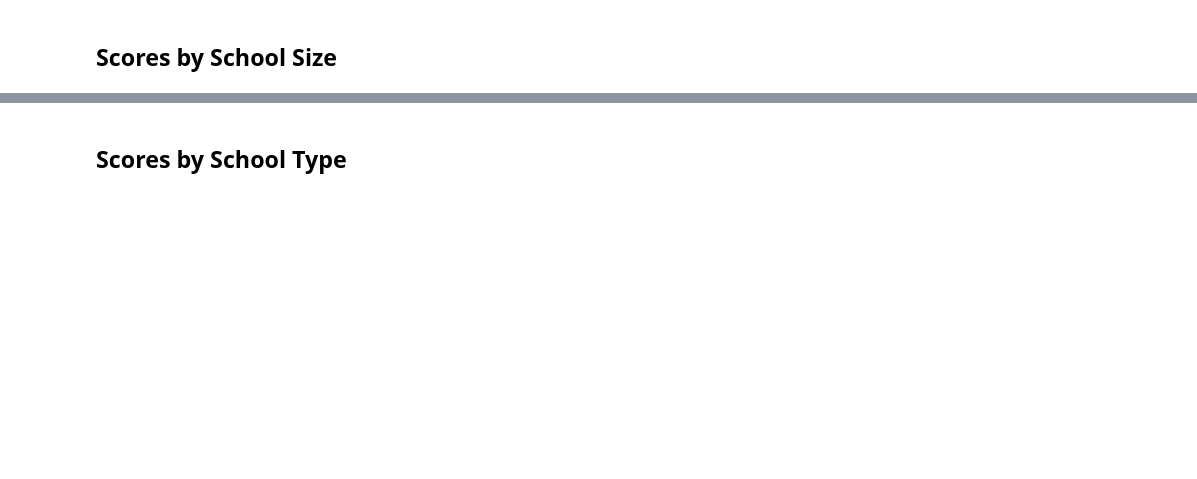
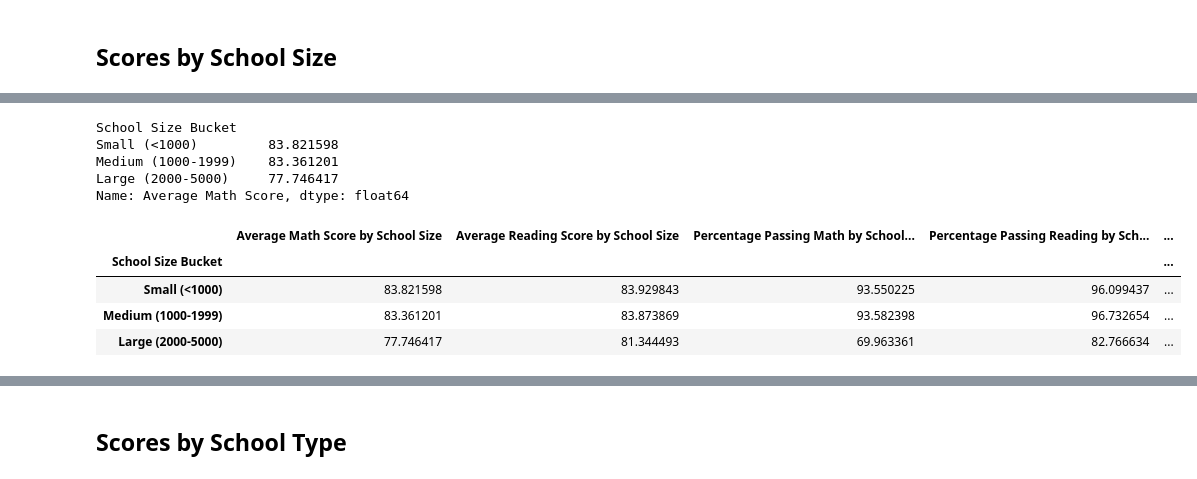
Before and after one commit to BNew2022/School_District_Analysis, a Jupyter notebook: PyCitySchools_Challenge.ipynb, the cells around one changed output, grey strips where cells are left out. Drawn from its saved outputs; the diff is of its cells as text; code cells hidden in the pictures; blank space fills up the shorter version.

```diff
--- a/PyCitySchools_Challenge.ipynb
+++ b/PyCitySchools_Challenge.ipynb
@@ -653,6 +653,6 @@ scores_by_spending_df
 size_bins = [0, 999, 1999, 5000]
 group_names = ["Small (<1000)", "Medium (1000-1999)", "Large (2000-5000)"]
 # Categorize spending based on the bins.
-per_school_summary_df["Score by School Size"] = pd.cut(total_students, spending_bins, labels=group_names)
+per_school_summary_df["School Size Bucket"] = pd.cut(per_school_counts, size_bins, labels=group_names)
 per_school_summary_df
 # %% [output]
@@ -665,0 +675,30 @@ NameError: name 'total_students' is not defined
+# %%
+# Calculate averages for the desired columns.
+size_math_scores = per_school_summary_df.groupby(["School Size Bucket"]).mean()["Average Math Score"]
+size_reading_scores = per_school_summary_df.groupby(["School Size Bucket"]).mean()["Average Reading Score"]
+size_math_percentage = per_school_summary_df.groupby(["School Size Bucket"]).mean()["% Passing Math"]
+size_reading_percentage = per_school_summary_df.groupby(["School Size Bucket"]).mean()["% Passing Reading"]
+size_overall_percentage = per_school_summary_df.groupby(["School Size Bucket"]).mean()["% Overall Passing"]
+size_math_scores
+# %% [output]
+School Size Bucket
+Small (<1000)         83.821598
+Medium (1000-1999)    83.361201
+Large (2000-5000)     77.746417
+Name: Average Math Score, dtype: float64
+# %%
+# Assemble into DataFrame.
+scores_by_size_df = pd.DataFrame({
+    "Average Math Score by School Size": size_math_scores,
+    "Average Reading Score by School Size" : size_reading_scores,
+    "Percentage Passing Math by School Size" : size_math_percentage,
+    "Percentage Passing Reading by School Size" : size_reading_percentage,
+    "Overall Percentage passing by School Size" : size_overall_percentage})
+
+scores_by_size_df
+# %% [output]
+|  | Average Math Score by School Size | Average Reading Score by School Size | Percentage Passing Math by School... | Percentage Passing Reading by Sch... | ... |
+| School Size Bucket |  |  |  |  | ... |
+| Small (<1000) | 83.821598 | 83.929843 | 93.550225 | 96.099437 | ... |
+| Medium (1000-1999) | 83.361201 | 83.873869 | 93.582398 | 96.732654 | ... |
+| Large (2000-5000) | 77.746417 | 81.344493 | 69.963361 | 82.766634 | ... |
```
Also changed, not shown: parts of 11 cells of this notebook.
